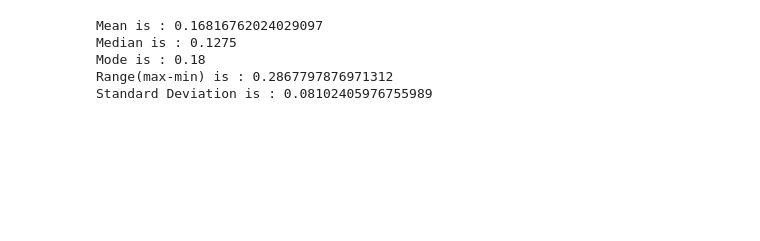
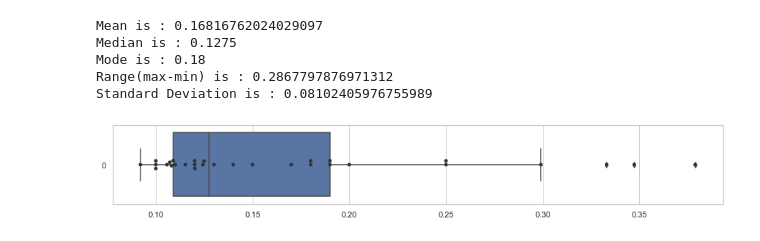
Before and after one commit to gaoqian310/Business_Intelligence_Project, a Jupyter notebook: BI_Project.ipynb, the cells around one changed output. Cells and saved outputs as stored; diff of their text form; code cells hidden in the pictures; blank space fills up the shorter version.

```diff
--- a/BI_Project.ipynb
+++ b/BI_Project.ipynb
@@ -81,8 +90,8 @@ sns.kdeplot(data=df.Sales)
 # %% [markdown]
 # Task 2
 # %%
-df = data.parse("Task 2_cleaned")
-df.info()
+df2 = data.parse("Task 2_cleaned")
+df2.info()
 # %% [output]
 <class 'pandas.core.frame.DataFrame'>
 RangeIndex: 30 entries, 0 to 29
@@ -106,6 +120,6 @@ df.head()
 # %%
-df["Customer Conversion Rate"] = df["Number of Customer Made a Purchased"]/df["Total Number of Customer Visited"]
-df.head()
+df2["Customer Conversion Rate"] = df2["Number of Customer Made a Purchased"]/df2["Total Number of Customer Visited"]
+df2.head()
 # %% [output]
 |  | Store Name | Number of Customer Made a Purchased | Total Number of Customer Visited | Customer Conversion Rate |
 | 0 | Store 1 | 800.000000 | 7460.773582 | 0.107227 |
@@ -132,3 +145,11 @@ Median is : 0.1275
 Mode is : 0.18
 Range(max-min) is : 0.2867797876971312
 Standard Deviation is : 0.08102405976755989
+# %%
+sns.set_theme(style="whitegrid")
+plt.figure (figsize=(15,2))
+
+ax = sns.boxplot(orient = "h", data=df2["Customer Conversion Rate"])
+ax = sns.swarmplot(orient = "h",data=df2["Customer Conversion Rate"], color=".2")
+# %% [output]
+[figure, added]
```
Also changed, not shown: parts of 21 cells of this notebook, 1 other file.
